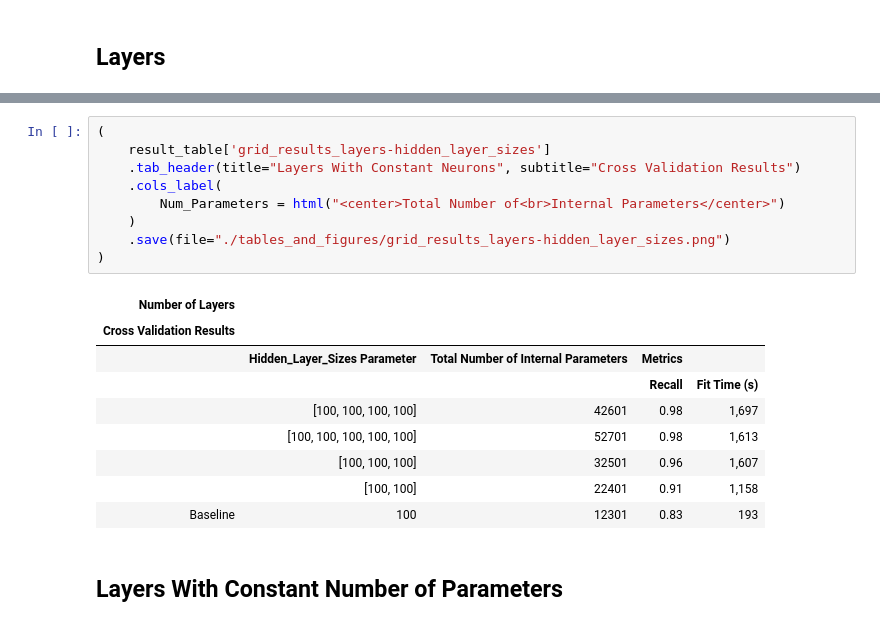
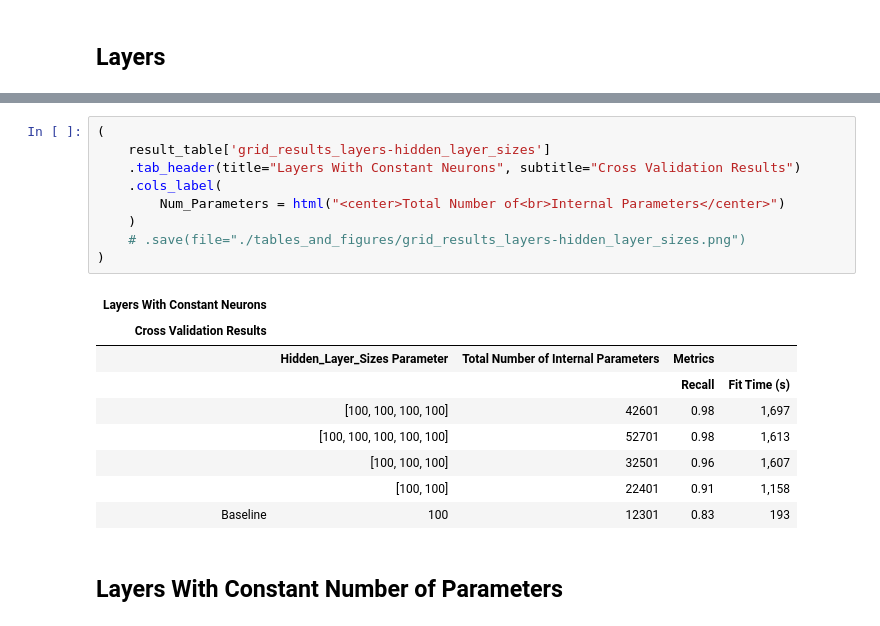
Before and after one commit to DecisionTreeBruining/212B-ML-Project, a Jupyter notebook: assignment_3/local_dev/taylor_fig_layers.ipynb, the cells around one changed output, grey strips where cells are left out. Drawn from its saved outputs; the diff is of its cells as text.

```diff
--- a/assignment_3/local_dev/taylor_fig_layers.ipynb
+++ b/assignment_3/local_dev/taylor_fig_layers.ipynb
@@ -146,14 +170,14 @@ for param, name_list in param_name.items():
 # %%
 (
     result_table['grid_results_layers-hidden_layer_sizes']
     .tab_header(title="Layers With Constant Neurons", subtitle="Cross Validation Results")
     .cols_label(
         Num_Parameters = html("<center>Total Number of<br>Internal Parameters</center>")
     )
-    .save(file="./tables_and_figures/grid_results_layers-hidden_layer_sizes.png")
+    # .save(file="./tables_and_figures/grid_results_layers-hidden_layer_sizes.png")
 )
 # %% [output]
-| Number of Layers |  |  |  |  |
+| Layers With Constant Neurons |  |  |  |  |
 | Cross Validation Results |  |  |  |  |
 |  | Hidden_Layer_Sizes Parameter | Total Number of Internal Parameters | Metrics |  |
 |  |  |  | Recall | Fit Time (s) |
```
Also changed, not shown: parts of 5 cells of this notebook.
